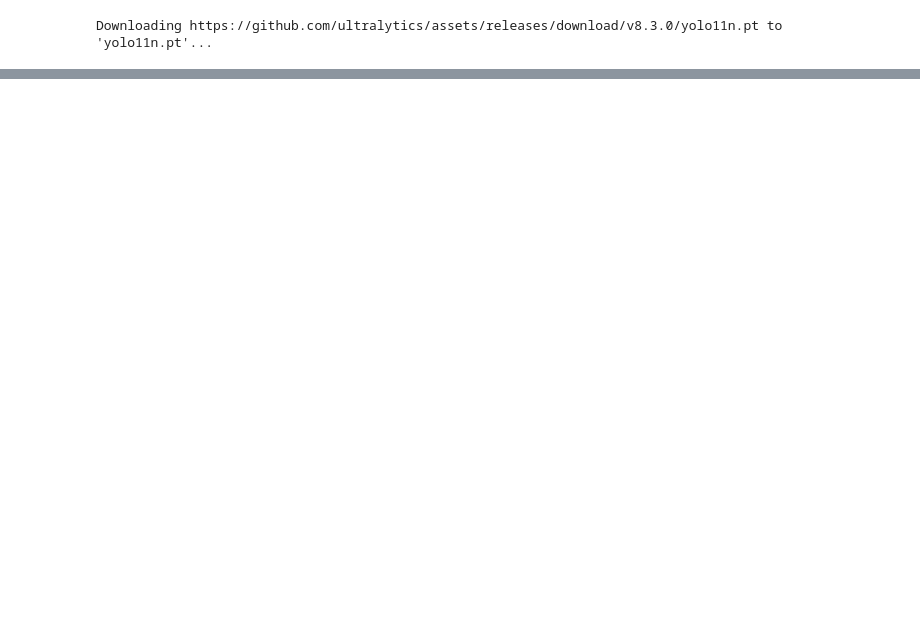
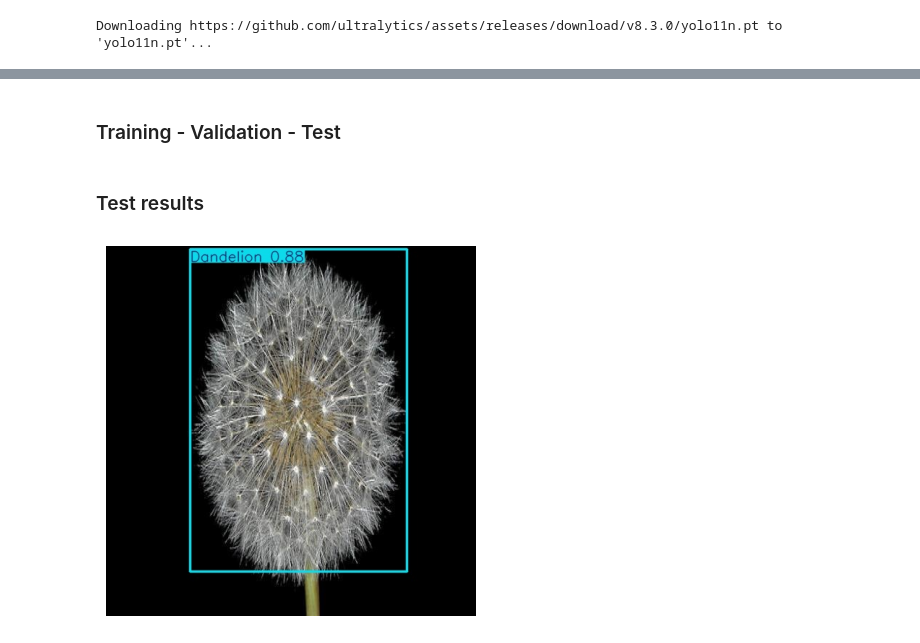
Before and after one commit to Silvano315/Flower-Recognition-and-Detection-with-PyTorch, a Jupyter notebook: project_notebook.ipynb, the cells around one changed output, grey strips where cells are left out. Saved outputs shown, nothing was run; the diff lists cells and outputs as text; code cells hidden in the pictures; blank space fills up the shorter version.

Commit message:
notebook updated with object detection inference

```diff
--- a/project_notebook.ipynb
+++ b/project_notebook.ipynb
@@ -521,3 +550,5 @@ Downloading https://github.com/ultralytics/assets/releases/download/v8.3.0/yolo1
+# %% [markdown]
+### Training - Validation - Test
 # %%
 # Training YOLO model
 
@@ -542,0 +582,15 @@ for idx, result in enumerate(results_test):
+# %% [markdown]
+### Test results
+# %%
+# Plot random image from test resutls
+
+import matplotlib.image as img
+
+random_index = np.random.randint(0, 15)
+
+random_img = img.imread(f"results_from_detection/test_results_img/result_{random_index}.jpg")
+plt.imshow(random_img)
+plt.axis("off")
+plt.show()
+# %% [output]
+[figure, added]
```
Also changed, not shown: parts of 9 cells of this notebook.
